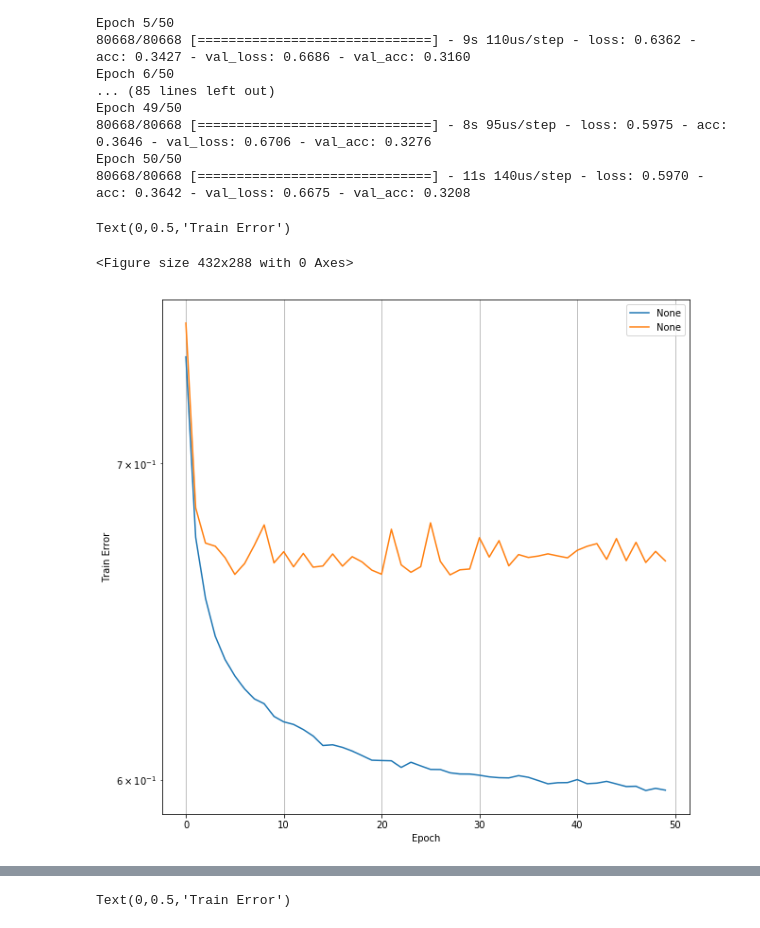
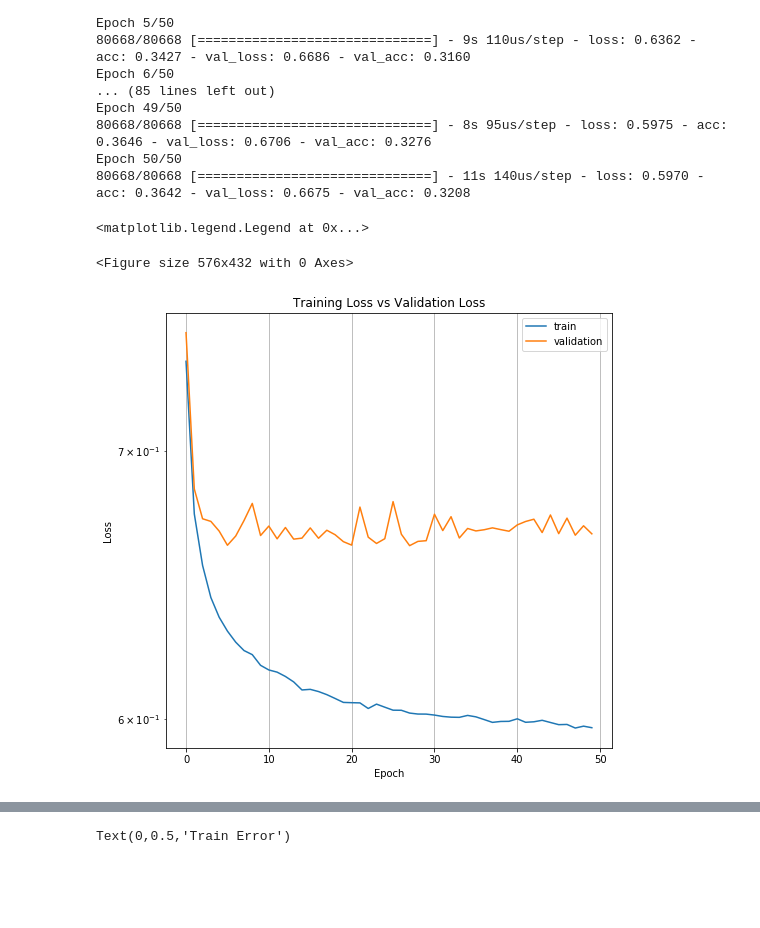
Before and after one commit to Ian07/DSS, a Jupyter notebook: PracticoFinal/red_neuronal.ipynb, the cells around one changed output, grey strips where cells are left out. Saved outputs shown, nothing was run; the diff lists cells and outputs as text; code cells hidden in the pictures; blank space fills up the shorter version.

```diff
--- a/PracticoFinal/red_neuronal.ipynb
+++ b/PracticoFinal/red_neuronal.ipynb
@@ -305,16 +301,18 @@ Epoch 50/50
 80668/80668 [==============================] - 11s 140us/step - loss: 0.5970 - acc: 0.3642 - val_loss: 0.6675 - val_acc: 0.3208
 # %%
 plt.clf()
-plt.figure(figsize=(10,10))
+plt.figure(figsize=(8,8))
 pd.Series(history.history['loss']).plot(logy=True) #azul
 pd.Series(history.history['val_loss']).plot(logy=True) #naranja
 plt.grid()
 plt.legend()
 plt.xlabel("Epoch")
-plt.ylabel("Train Error")
+plt.ylabel("Loss")
+plt.title("Training Loss vs Validation Loss")
+plt.legend(['train','validation'])
 # %% [output]
-Text(0,0.5,'Train Error')
+<matplotlib.legend.Legend at 0x...>
-<Figure size 432x288 with 0 Axes>
+<Figure size 576x432 with 0 Axes>
-[figure, old version]
+[figure, new version]
 # %%
 plt.clf()
```
Also changed, not shown: parts of 3 cells of this notebook.
